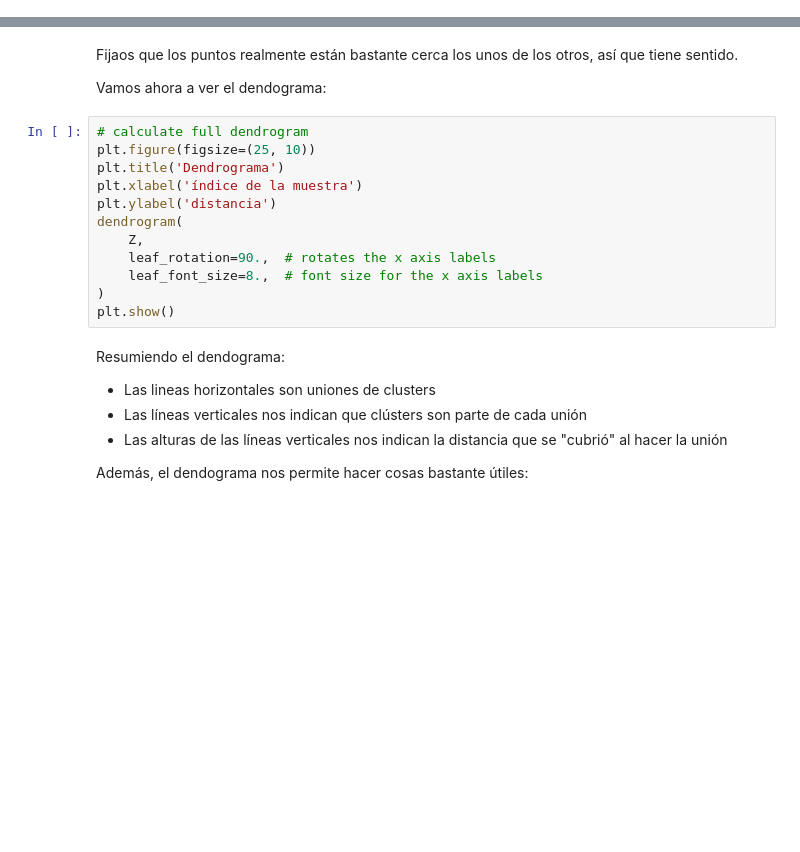
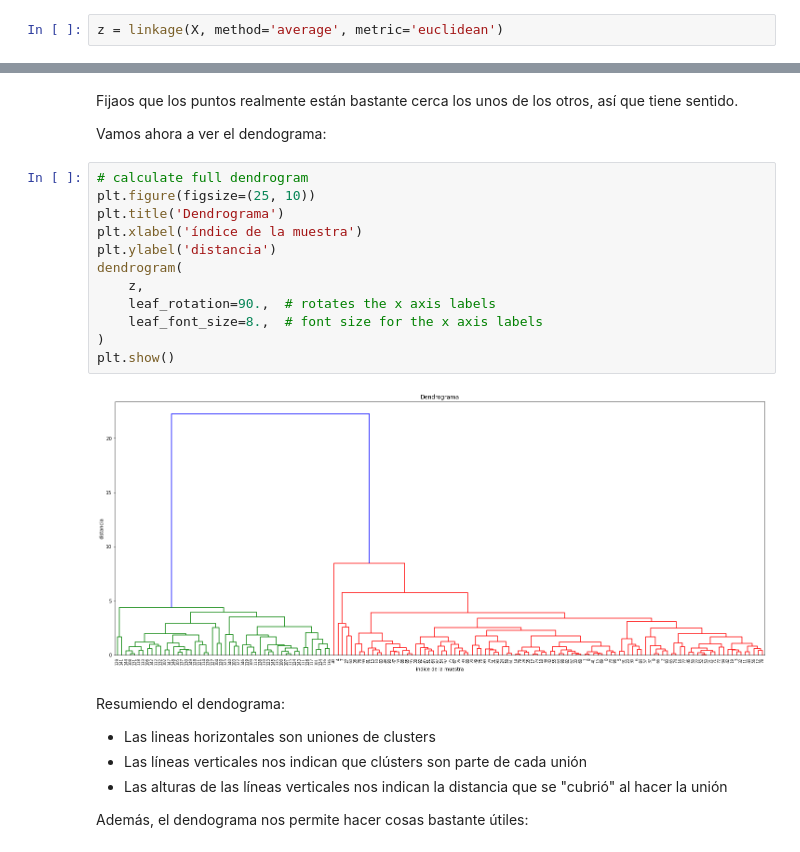
Before and after one commit to chrfranco/06_MAIR_Aprendizaje_No_Supervisado, a Jupyter notebook: VC03_Métodos_de_clustering_jerárquico.ipynb, the cells around one changed output, grey strips where cells are left out. Saved outputs shown, nothing was run; the diff lists cells and outputs as text; blank space fills up the shorter version.

```diff
--- a/VC03_Métodos_de_clustering_jerárquico.ipynb
+++ b/VC03_Métodos_de_clustering_jerárquico.ipynb
@@ -41,3 +39,5 @@ Vamos a realizar el clustering:
+# %%
+z = linkage(X, method='average', metric='euclidean')
 # %% [markdown]
 Ya está. Fácil, ¿no os parece?
 
@@ -107,15 +138,17 @@ Vamos ahora a ver el dendograma:
 # %%
 # calculate full dendrogram
 plt.figure(figsize=(25, 10))
 plt.title('Dendrograma')
 plt.xlabel('índice de la muestra')
 plt.ylabel('distancia')
 dendrogram(
-    Z,
+    z,
     leaf_rotation=90.,  # rotates the x axis labels
     leaf_font_size=8.,  # font size for the x axis labels
 )
 plt.show()
+# %% [output]
+[figure, added]
 # %% [markdown]
 Resumiendo el dendograma:
 
```
Also changed, not shown: parts of 17 cells of this notebook.
